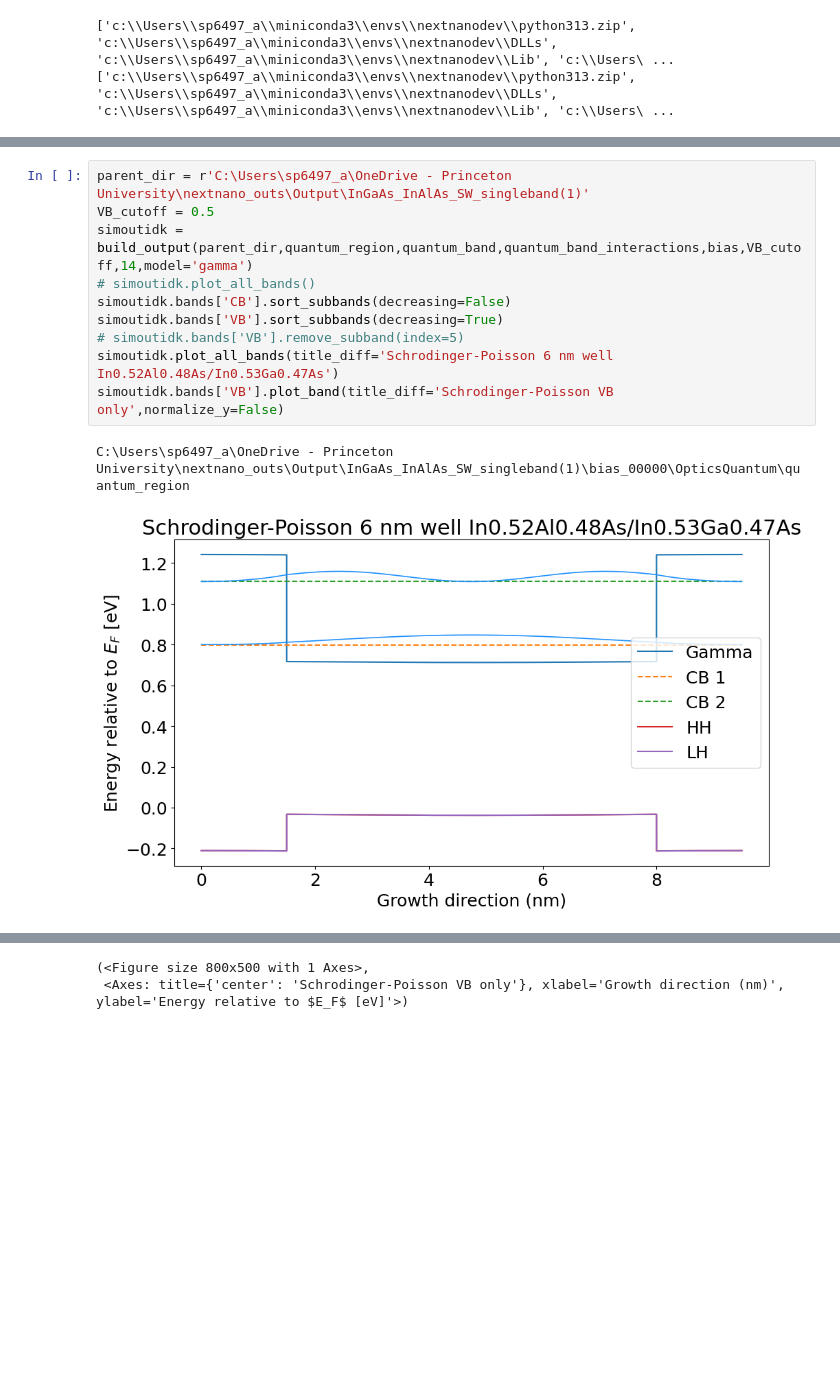
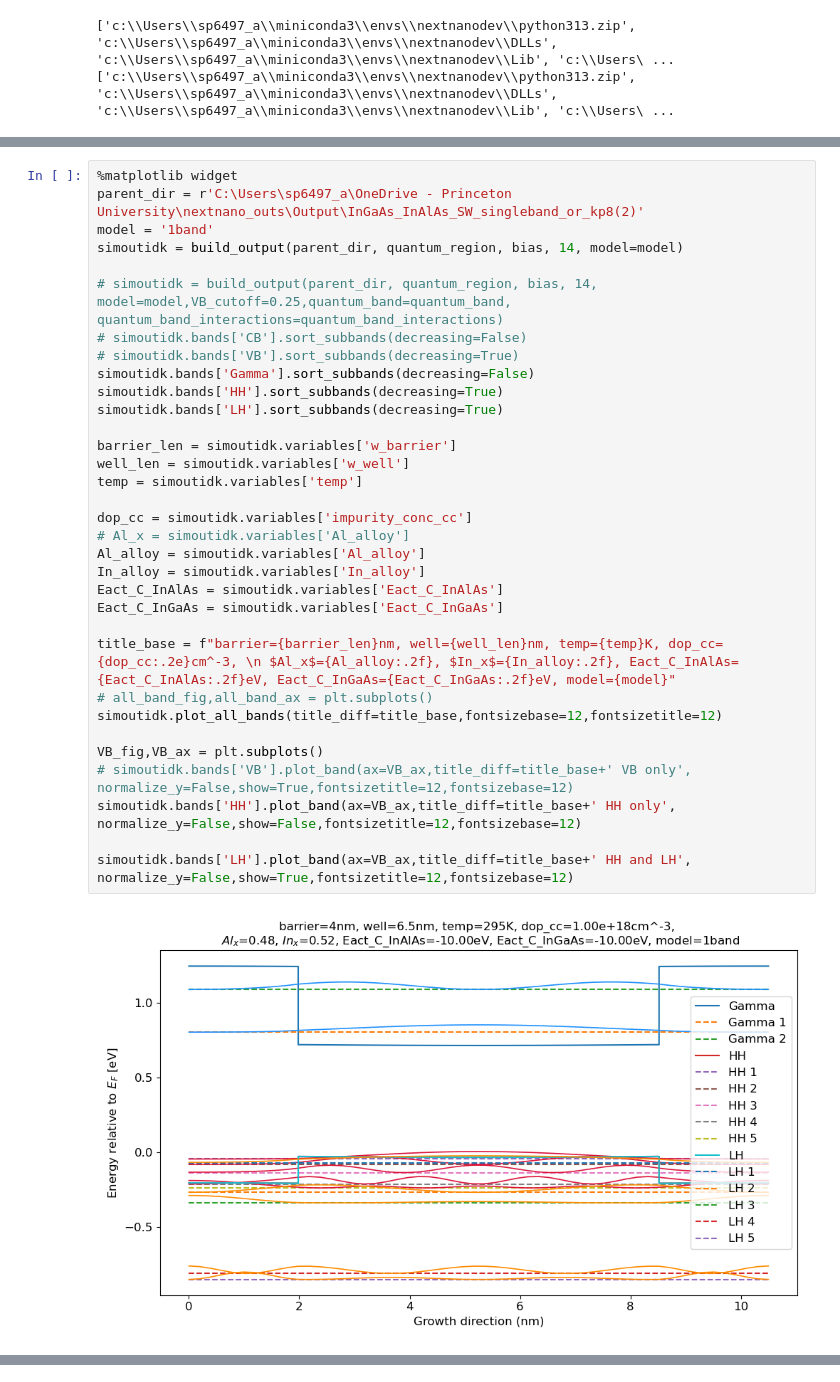
Before and after one commit to sherpsss/nextnanopy_projects, a Jupyter notebook: InGaAsInAlAssinglewell/6nm_well_VB_check.ipynb, the cells around one changed output, grey strips where cells are left out. Cells and saved outputs as stored; diff of their text form; blank space fills up the shorter version.

Commit message:
claude code updates to handle the 1band vs. multiband models

```diff
--- a/InGaAsInAlAssinglewell/6nm_well_VB_check.ipynb
+++ b/InGaAsInAlAssinglewell/6nm_well_VB_check.ipynb
@@ -25,13 +23,35 @@ quantum_band_interactions = r'Gamma_Gamma'
 # %%
-parent_dir = r'C:\Users\sp6497_a\OneDrive - Princeton University\nextnano_outs\Output\InGaAs_InAlAs_SW_singleband(1)'
-VB_cutoff = 0.5
-simoutidk = build_output(parent_dir,quantum_region,quantum_band,quantum_band_interactions,bias,VB_cutoff,14,model='gamma')
-# simoutidk.plot_all_bands()
-simoutidk.bands['CB'].sort_subbands(decreasing=False)
-simoutidk.bands['VB'].sort_subbands(decreasing=True)
-# simoutidk.bands['VB'].remove_subband(index=5)
-simoutidk.plot_all_bands(title_diff='Schrodinger-Poisson 6 nm well In0.52Al0.48As/In0.53Ga0.47As')
-simoutidk.bands['VB'].plot_band(title_diff='Schrodinger-Poisson VB only',normalize_y=False)
+%matplotlib widget
+parent_dir = r'C:\Users\sp6497_a\OneDrive - Princeton University\nextnano_outs\Output\InGaAs_InAlAs_SW_singleband_or_kp8(2)'
+model = '1band'
+simoutidk = build_output(parent_dir, quantum_region, bias, 14, model=model)
+
+# simoutidk = build_output(parent_dir, quantum_region, bias, 14, model=model,VB_cutoff=0.25,quantum_band=quantum_band, quantum_band_interactions=quantum_band_interactions)
+# simoutidk.bands['CB'].sort_subbands(decreasing=False)
+# simoutidk.bands['VB'].sort_subbands(decreasing=True)
+simoutidk.bands['Gamma'].sort_subbands(decreasing=False)
+simoutidk.bands['HH'].sort_subbands(decreasing=True)
+simoutidk.bands['LH'].sort_subbands(decreasing=True)
+
+barrier_len = simoutidk.variables['w_barrier']
+well_len = simoutidk.variables['w_well']
+temp = simoutidk.variables['temp']
+
+dop_cc = simoutidk.variables['impurity_conc_cc']
+# Al_x = simoutidk.variables['Al_alloy']
+Al_alloy = simoutidk.variables['Al_alloy']
+In_alloy = simoutidk.variables['In_alloy']
+Eact_C_InAlAs = simoutidk.variables['Eact_C_InAlAs']
+Eact_C_InGaAs = simoutidk.variables['Eact_C_InGaAs']
+
+title_base = f"barrier={barrier_len}nm, well={well_len}nm, temp={temp}K, dop_cc={dop_cc:.2e}cm^-3, \n $Al_x$={Al_alloy:.2f}, $In_x$={In_alloy:.2f}, Eact_C_InAlAs={Eact_C_InAlAs:.2f}eV, Eact_C_InGaAs={Eact_C_InGaAs:.2f}eV, model={model}"
+# all_band_fig,all_band_ax = plt.subplots()
+simoutidk.plot_all_bands(title_diff=title_base,fontsizebase=12,fontsizetitle=12)
+
+VB_fig,VB_ax = plt.subplots()
+# simoutidk.bands['VB'].plot_band(ax=VB_ax,title_diff=title_base+' VB only', normalize_y=False,show=True,fontsizetitle=12,fontsizebase=12)
+simoutidk.bands['HH'].plot_band(ax=VB_ax,title_diff=title_base+' HH only', normalize_y=False,show=False,fontsizetitle=12,fontsizebase=12)
+
+simoutidk.bands['LH'].plot_band(ax=VB_ax,title_diff=title_base+' HH and LH', normalize_y=False,show=True,fontsizetitle=12,fontsizebase=12)
 # %% [output]
-C:\Users\sp6497_a\OneDrive - Princeton University\nextnano_outs\Output\InGaAs_InAlAs_SW_singleband(1)\bias_00000\OpticsQuantum\quantum_region
-[figure, old version]
+[figure, new version]
@@ -39,2 +58,0 @@ C:\Users\sp6497_a\OneDrive - Princeton University\nextnano_outs\Output\InGaAs_In
-(<Figure size 800x500 with 1 Axes>,
- <Axes: title={'center': 'Schrodinger-Poisson VB only'}, xlabel='Growth direction (nm)', ylabel='Energy relative to $E_F$ [eV]'>)
```
Also changed, not shown: parts of 3 cells of this notebook, 2 other files.
